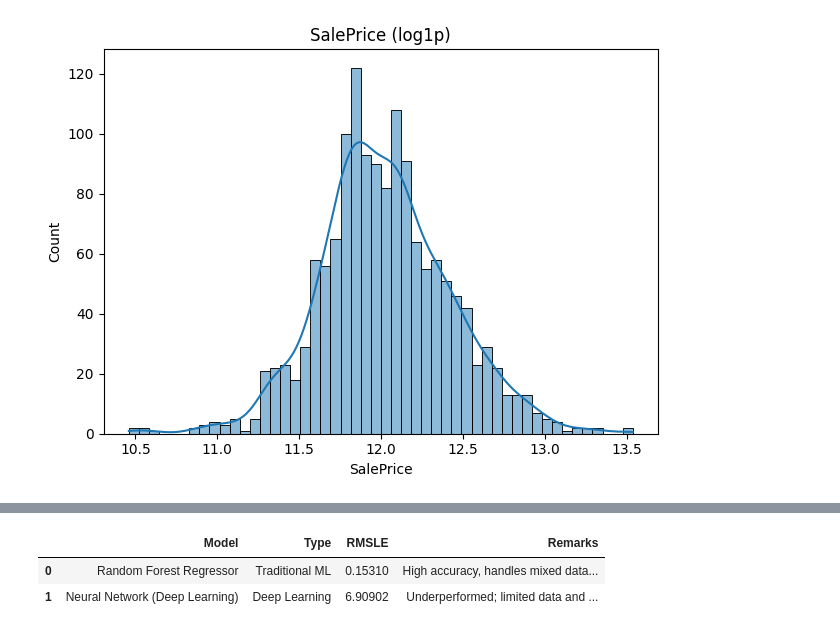
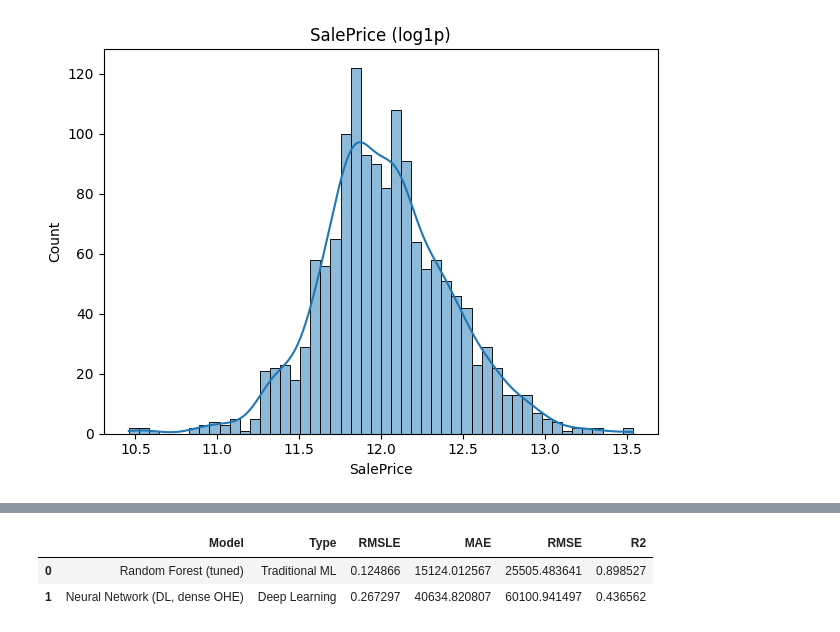
Before and after one commit to Yenyang123/6006CEM-ML-Assignment, a Jupyter notebook: regression_houseprice.ipynb, the cells around one changed output, grey strips where cells are left out. Saved outputs shown, nothing was run; the diff lists cells and outputs as text; code cells hidden in the pictures.

```diff
--- a/regression_houseprice.ipynb
+++ b/regression_houseprice.ipynb
@@ -313,18 +305,17 @@ plt.show()
 # %%
 import pandas as pd
 
-# Comparison results of the two models
+# === E. Comparison of the two models (Using the above real result)
 comparison = pd.DataFrame({
-    'Model': ['Random Forest Regressor', 'Neural Network (Deep Learning)'],
-    'Type': ['Traditional ML', 'Deep Learning'],
-    'RMSLE': [0.1531, rmsle_dl],
-    'Remarks': [
-        'High accuracy, handles mixed data well',
-        'Underperformed; limited data and no categorical encoding'
-    ]
+    'Model': ['Random Forest (tuned)', 'Neural Network (DL, dense OHE)'],
+    'Type':  ['Traditional ML',        'Deep Learning'],
+    'RMSLE': [rmsle,                   rmsle_dl],
+    'MAE':   [mae,                     mae_dl],
+    'RMSE':  [rmse,                    rmse_dl],
+    'R2':    [r2,                      r2_dl]
 })
 display(comparison)
 # %% [output]
-|  | Model | Type | RMSLE | Remarks |
-| 0 | Random Forest Regressor | Traditional ML | 0.15310 | High accuracy, handles mixed data... |
-| 1 | Neural Network (Deep Learning) | Deep Learning | 6.90902 | Underperformed; limited data and ... |
+|  | Model | Type | RMSLE | MAE | RMSE | R2 |
+| 0 | Random Forest (tuned) | Traditional ML | 0.124866 | 15124.012567 | 25505.483641 | 0.898527 |
+| 1 | Neural Network (DL, dense OHE) | Deep Learning | 0.267297 | 40634.820807 | 60100.941497 | 0.436562 |
```
Also changed, not shown: parts of 6 cells of this notebook, 4 other files.
